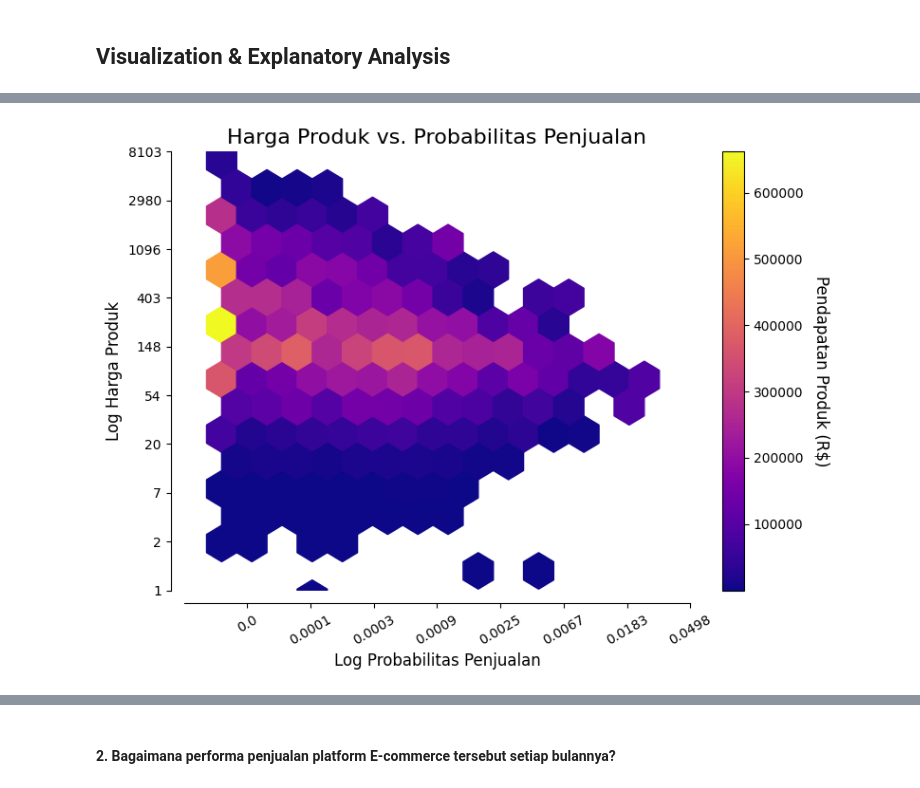
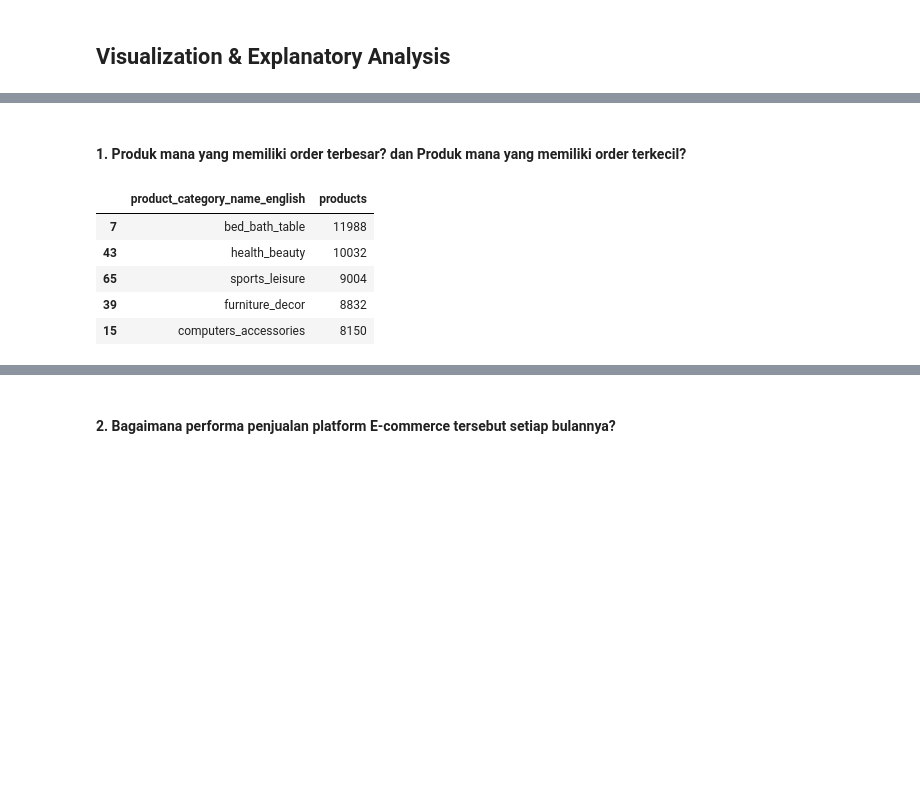
Before and after one commit to Ayyubieied/Dicoding-Analisis-Data-Phyton, a Jupyter notebook: Proyek_Analisis_Data.ipynb, the cells around one changed output, grey strips where cells are left out. Drawn from its saved outputs; the diff is of its cells as text; code cells hidden in the pictures; blank space fills up the shorter version.

```diff
--- a/Proyek_Analisis_Data.ipynb
+++ b/Proyek_Analisis_Data.ipynb
@@ -782,40 +734,16 @@ revenue.sort_values(by='total', ascending= False)
-# %%
-def custom_plot(ax, spines):
-    for loc, spine in ax.spines.items():
-        if loc in spines:
-            spine.set_position(('outward', 10))
-        else:
-            spine.set_color('none')
-    ax.xaxis.set_ticks_position('bottom')
-    ax.yaxis.set_ticks_position('left')
-
-x = np.log(revenue.sell_probability)
-y = np.log(revenue.price)
-
-fig, ax = plt.subplots(figsize=(8, 6))
-custom_plot(ax, ['bottom', 'left'])
-
-plt.title('Harga Produk vs. Probabilitas Penjualan', fontsize=16)
-plt.xlabel('Log Probabilitas Penjualan', fontsize=12)
-plt.ylabel('Log Harga Produk', fontsize=12)
-
-plt.xlim(-11, -3)
-plt.ylim(0, 9)
-
-plt.yticks(range(10), [int(np.exp(x)) for x in range(10)], fontsize=10)
-plt.xticks(range(-10, -2), [round(np.exp(x), 4) for x in range(-10, -2)], fontsize=10, rotation=30)
-
-# Mengkonfigurasi color map untuk masing-masing grid
-hb = ax.hexbin(x, y, gridsize=14, C=revenue.total, reduce_C_function=np.sum, cmap='plasma')
-
-# Menambahkan colorbar
-cb = fig.colorbar(hb, ax=ax)
-cb.set_label('Pendapatan Produk (R$)', rotation=270, labelpad=20, fontsize=12)
-
-# Menyesuaikan tata letak dan simpan gambar
-plt.tight_layout()
-plt.savefig('produkharga_probabilitas_custom.png', dpi=300)
-
-plt.show()
-# %% [output]
-[figure, removed]
+# %% [markdown]
+#### 1. Produk mana yang memiliki order terbesar? dan Produk mana yang memiliki order terkecil?
+# %%
+sum_order_df = df_all.groupby("product_category_name_english")["product_id"].count().reset_index()
+sum_order_df = sum_order_df.rename(columns={"product_id": "products"})
+sum_order_df = sum_order_df.sort_values(by="products", ascending=False)
+sum_order_df = sum_order_df.head(10)
+
+sum_order_df.head()
+# %% [output]
+|  | product_category_name_english | products |
+| 7 | bed_bath_table | 11988 |
+| 43 | health_beauty | 10032 |
+| 65 | sports_leisure | 9004 |
+| 39 | furniture_decor | 8832 |
+| 15 | computers_accessories | 8150 |
```
Also changed, not shown: parts of 23 cells of this notebook, 2 other files.
